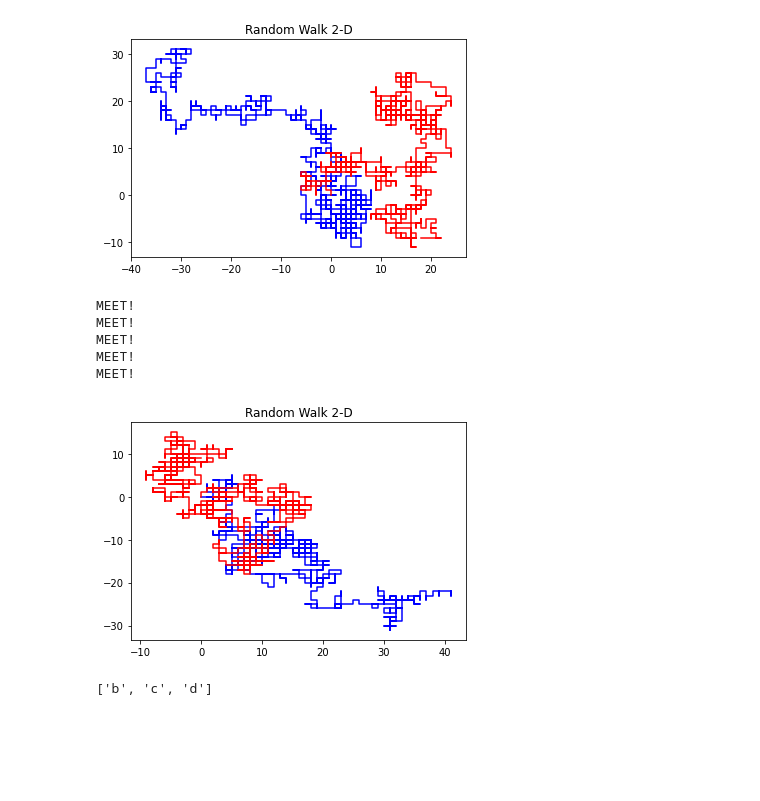
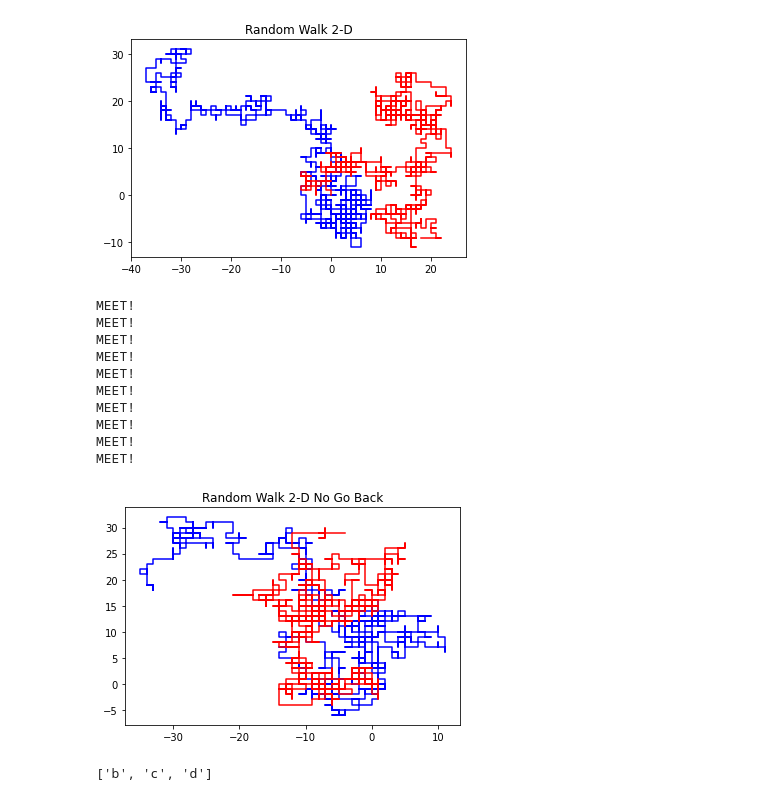
Before and after one commit to ZongyangYue/Stochastic_Process, a Jupyter notebook: 171.ipynb, the cells around one changed output. Cells and saved outputs as stored; diff of their text form; code cells hidden in the pictures; blank space fills up the shorter version.

```diff
--- a/171.ipynb
+++ b/171.ipynb
@@ -414,35 +420,40 @@ for i in range(1, n):
         pre2 = step
     elif step == "NORTH":
         if step == pre2:
           choose_direction = ori[[False, True, True, True]]
           step = random.choice(choose_direction)
 
         x2[i] = x2[i - 1]
         y2[i] = y2[i - 1] + 1
         pre2 = step
     else:
         if step == pre:
           choose_direction = ori[[True, False, True, True]]
           step = random.choice(choose_direction)
         x2[i] = x2[i - 1]
         y2[i] = y2[i - 1] - 1
         pre2 = step
 
 #check if they meet during this process
 for i in range(n):
   if x1[i] == x2[i] and y1[i] == y2[i]:
     print("MEET!")
-pylab.title("Random Walk 2-D")
+pylab.title("Random Walk 2-D No Go Back")
 pylab.plot(x1, y1, 'b-') #plotting the walk of the 1st person
 pylab.plot(x2, y2, 'r-') #plotting the walk of the 2nd person
 pylab.show()
 # %% [output]
 MEET!
 MEET!
 MEET!
 MEET!
 MEET!
+MEET!
+MEET!
+MEET!
+MEET!
+MEET!
-[figure, old version]
+[figure, new version]
 # %%
 import numpy as np
 
```
Also changed, not shown: parts of 5 cells of this notebook, 1 other file.
